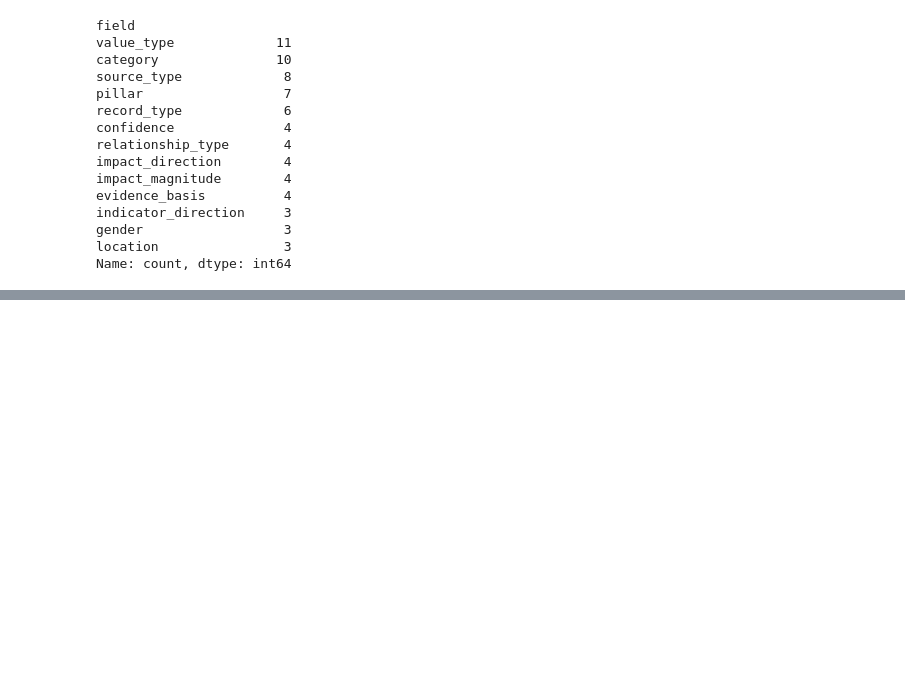
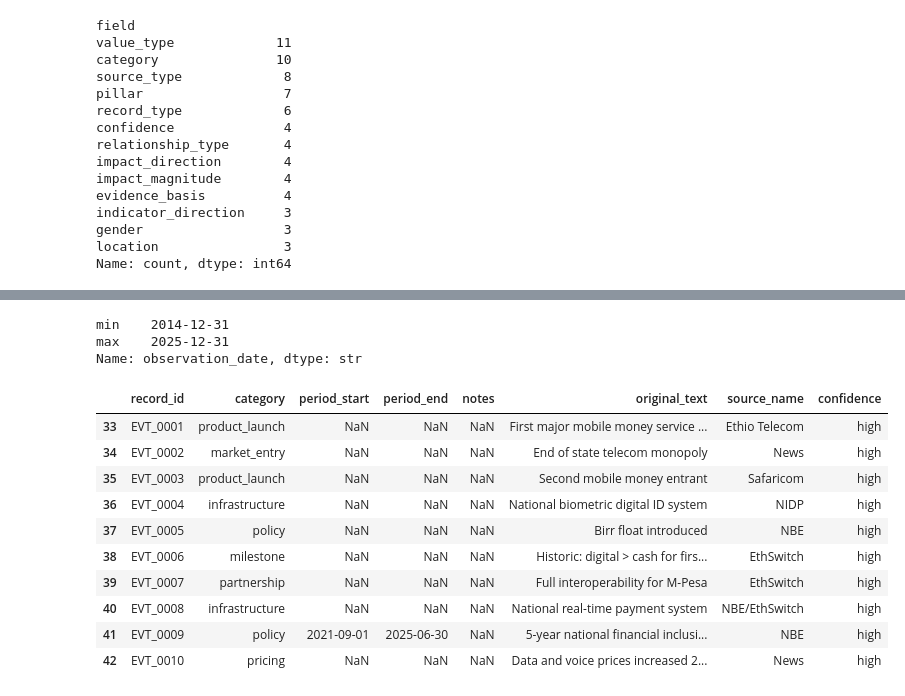
Before and after one commit to Feven777/Forecasting-Financial-Inclusion-in-Ethiopia, a Jupyter notebook: notebooks/01_data_loading_and_overview.ipynb, the cells around one changed output, grey strips where cells are left out. Drawn from its saved outputs; the diff is of its cells as text; code cells hidden in the pictures; blank space fills up the shorter version.

Commit message:
task-1: add enriched observations, events, and impact links

```diff
--- a/notebooks/01_data_loading_and_overview.ipynb
+++ b/notebooks/01_data_loading_and_overview.ipynb
@@ -102,0 +144,31 @@ Name: count, dtype: int64
+# %%
+df[df["record_type"] == "observation"]["observation_date"].agg(["min", "max"])
+# %% [output]
+min    2014-12-31
+max    2025-12-31
+Name: observation_date, dtype: str
+# %%
+df[df["record_type"] == "event"][
+    [
+        "record_id",
+        "category",
+        "period_start",
+        "period_end",
+        "notes",
+        "original_text",
+        "source_name",
+        "confidence"
+    ]
+]
+# %% [output]
+|  | record_id | category | period_start | period_end | notes | original_text | source_name | confidence |
+| 33 | EVT_0001 | product_launch | NaN | NaN | NaN | First major mobile money service ... | Ethio Telecom | high |
+| 34 | EVT_0002 | market_entry | NaN | NaN | NaN | End of state telecom monopoly | News | high |
+| 35 | EVT_0003 | product_launch | NaN | NaN | NaN | Second mobile money entrant | Safaricom | high |
+| 36 | EVT_0004 | infrastructure | NaN | NaN | NaN | National biometric digital ID system | NIDP | high |
+| 37 | EVT_0005 | policy | NaN | NaN | NaN | Birr float introduced | NBE | high |
+| 38 | EVT_0006 | milestone | NaN | NaN | NaN | Historic: digital > cash for firs... | EthSwitch | high |
+| 39 | EVT_0007 | partnership | NaN | NaN | NaN | Full interoperability for M-Pesa | EthSwitch | high |
+| 40 | EVT_0008 | infrastructure | NaN | NaN | NaN | National real-time payment system | NBE/EthSwitch | high |
+| 41 | EVT_0009 | policy | 2021-09-01 | 2025-06-30 | NaN | 5-year national financial inclusi... | NBE | high |
+| 42 | EVT_0010 | pricing | NaN | NaN | NaN | Data and voice prices increased 2... | News | high |
```
Also changed, not shown: parts of 4 cells of this notebook, 1 other file.
